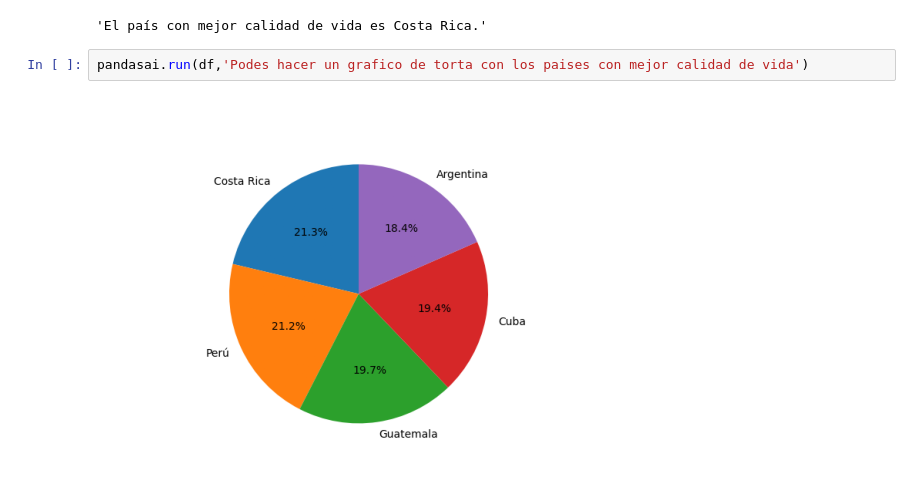
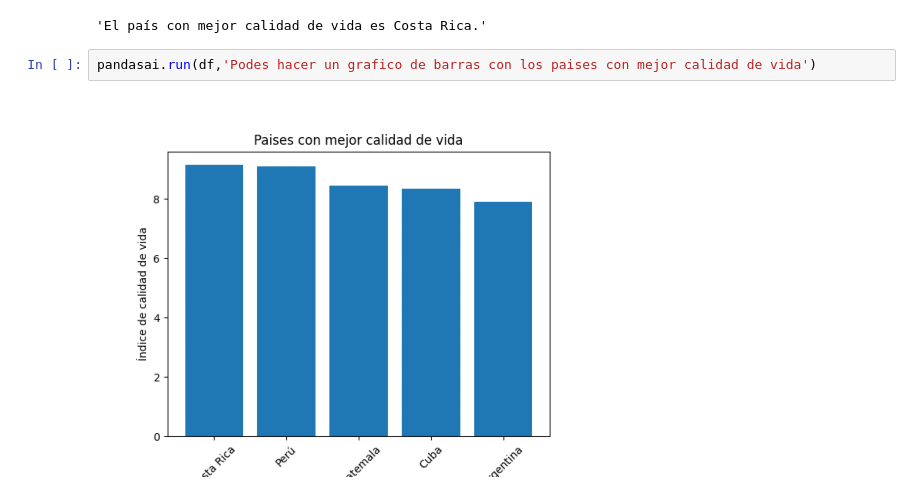
Before and after one commit to jepeloa/coder.examples.s1, a Jupyter notebook: pandasai.ipynb, the cells around one changed output. Cells and saved outputs as stored; diff of their text form.

Commit message:
pandas IA ejemplo

```diff
--- a/pandasai.ipynb
+++ b/pandasai.ipynb
@@ -15,6 +15,6 @@ pandasai.run(df,'Cual es el pais con mejor calidad de vida')
 # %% [output]
 'El país con mejor calidad de vida es Costa Rica.'
 # %%
-pandasai.run(df,'Podes hacer un grafico de torta con los paises con mejor calidad de vida')
+pandasai.run(df,'Podes hacer un grafico de barras con los paises con mejor calidad de vida')
 # %% [output]
-[figure, old version]
+[figure, new version]
```
Also changed, not shown: parts of 2 cells of this notebook, 3 other files.
